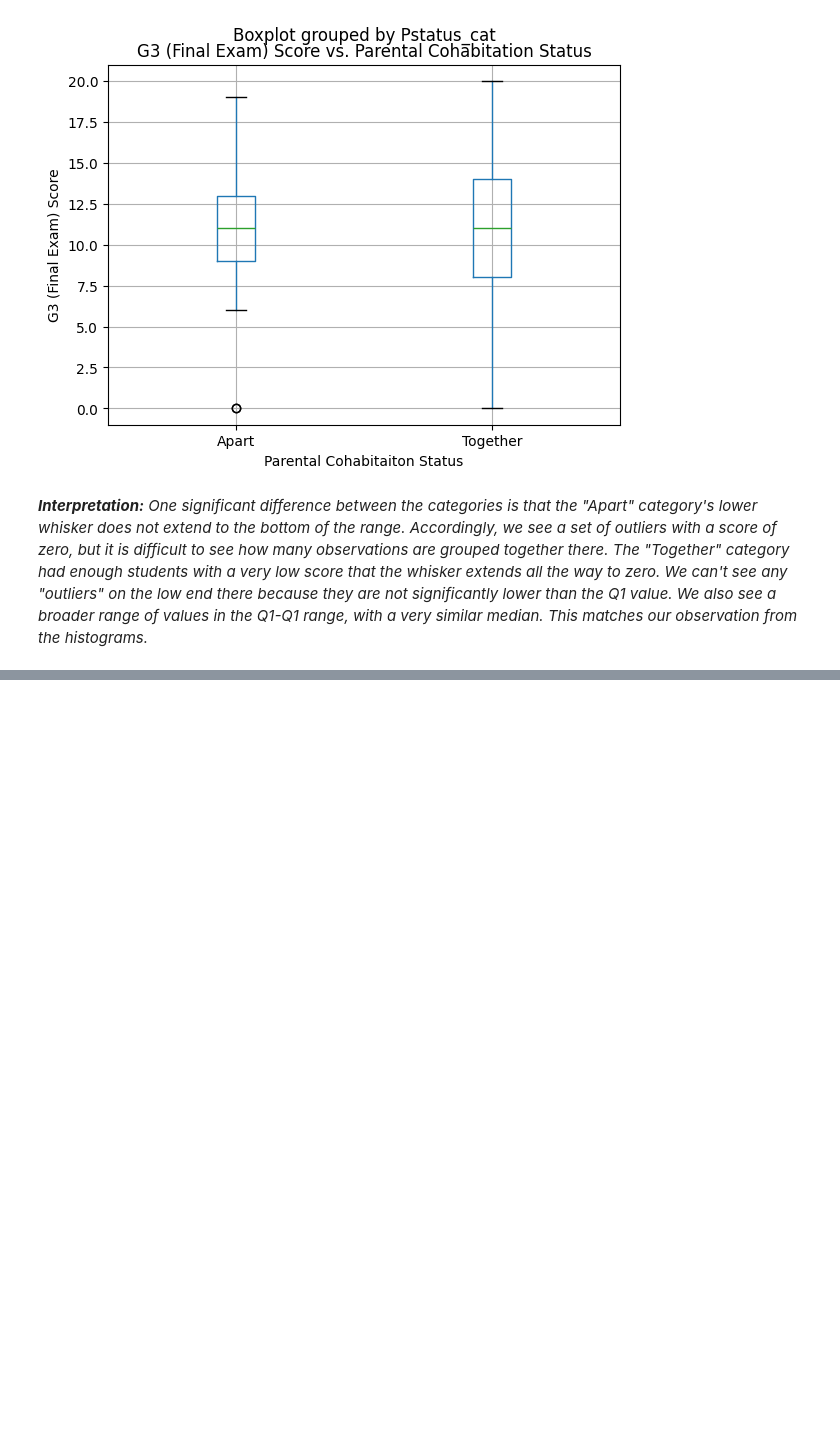
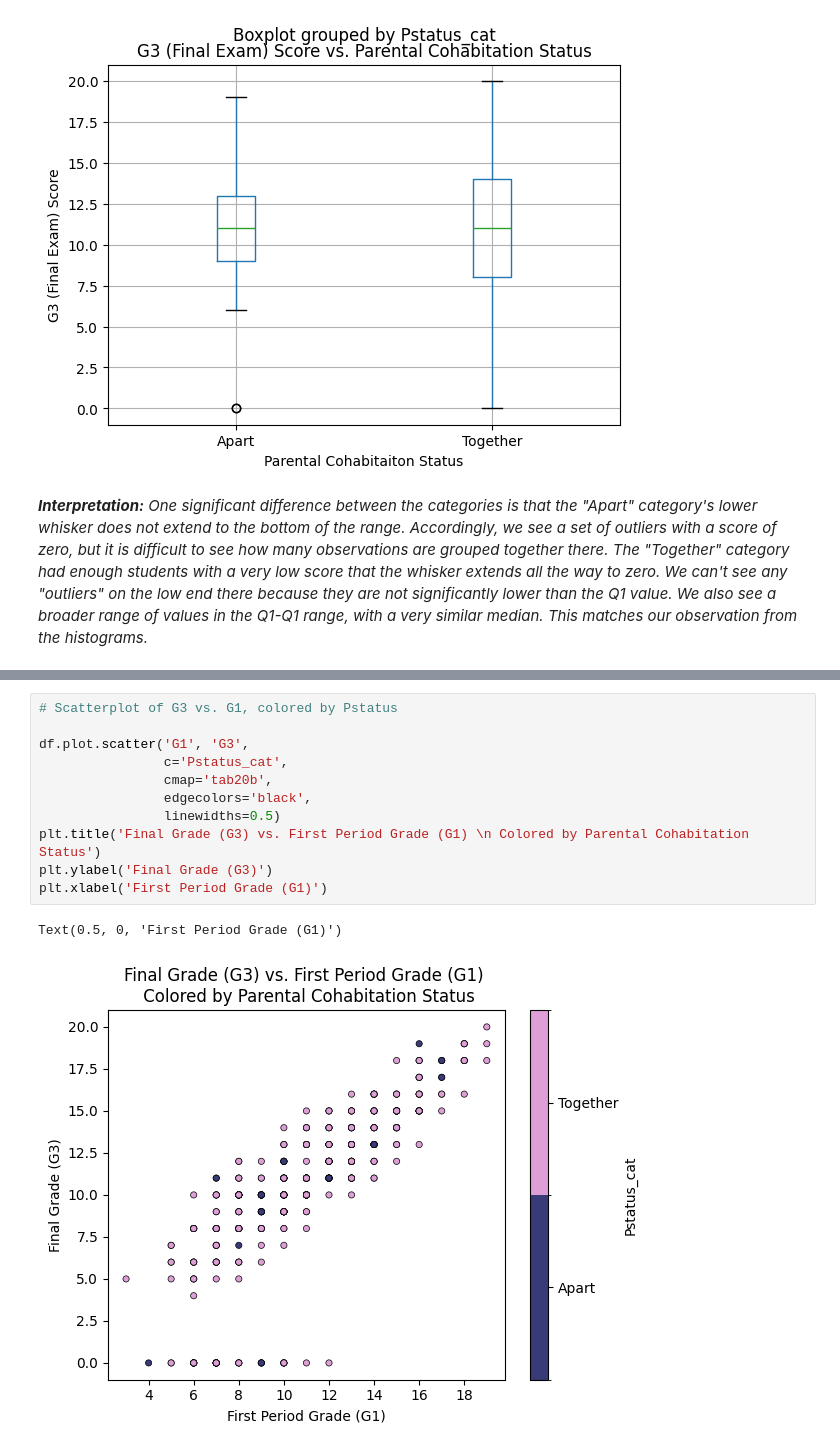
Before and after one commit to trevorlillywhite/HW-4---NCSU-ST-554---Trevor-Lillywhite, a Jupyter notebook: HW4_ST_554_Trevor_Lillywhite.ipynb, the cells around one changed output, grey strips where cells are left out. Drawn from its saved outputs; the diff is of its cells as text; blank space fills up the shorter version.

```diff
--- a/HW4_ST_554_Trevor_Lillywhite.ipynb
+++ b/HW4_ST_554_Trevor_Lillywhite.ipynb
@@ -632,0 +650,14 @@ Selected categorical variable: `Pstatus`
+# %%
+# Scatterplot of G3 vs. G1, colored by Pstatus
+
+df.plot.scatter('G1', 'G3',
+                c='Pstatus_cat',
+                cmap='tab20b',
+                edgecolors='black',
+                linewidths=0.5)
+plt.title('Final Grade (G3) vs. First Period Grade (G1) \n Colored by Parental Cohabitation Status')
+plt.ylabel('Final Grade (G3)')
+plt.xlabel('First Period Grade (G1)')
+# %% [output]
+Text(0.5, 0, 'First Period Grade (G1)')
+[figure, added]
```
Also changed, not shown: parts of 9 cells of this notebook.
